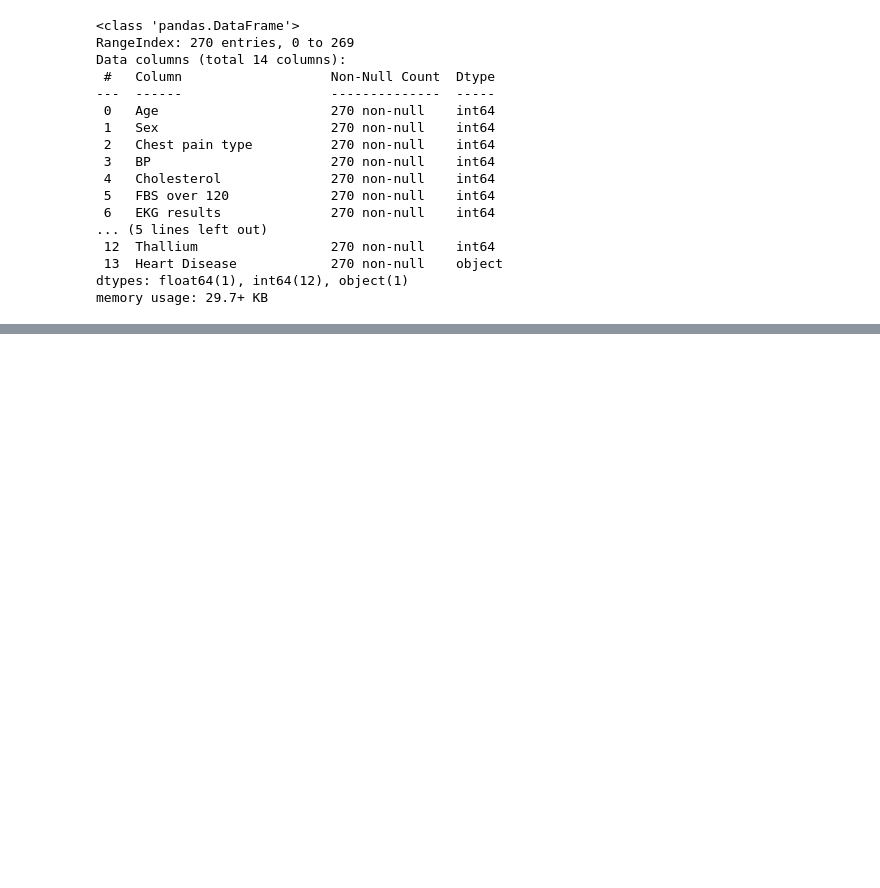
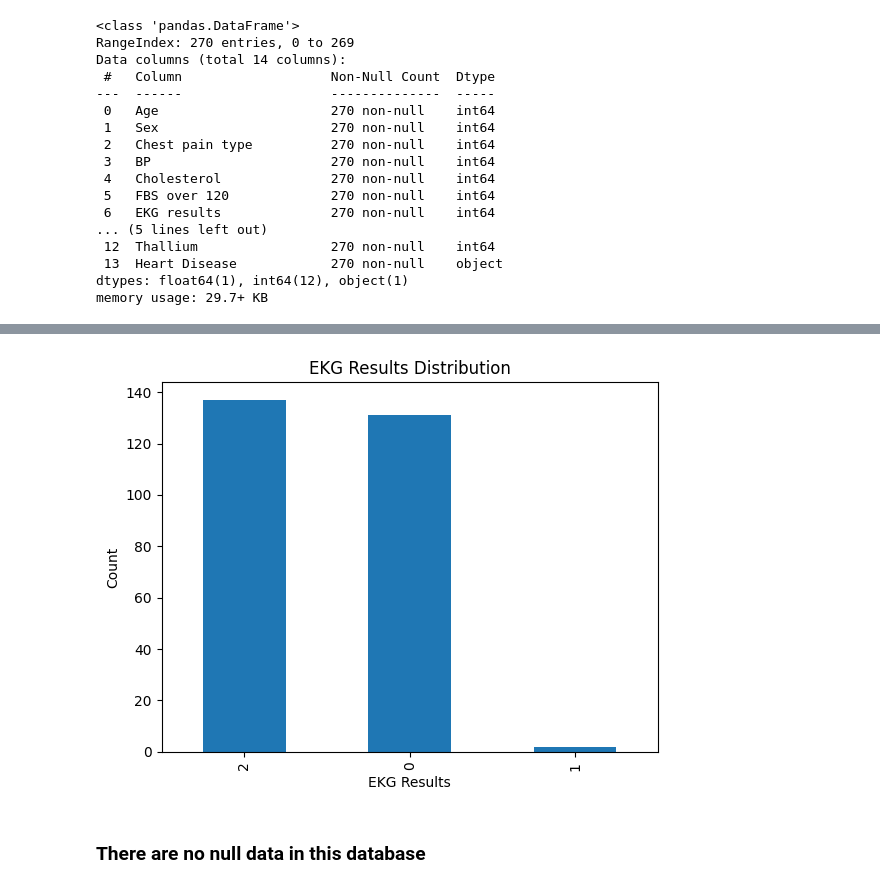
Before and after one commit to DannielEU/Heart-Disease-Risk-Prediction-Logistic-Regression-Homework, a Jupyter notebook: homework_2.ipynb, the cells around one changed output, grey strips where cells are left out. Drawn from its saved outputs; the diff is of its cells as text; code cells hidden in the pictures; blank space fills up the shorter version.

```diff
--- a/homework_2.ipynb
+++ b/homework_2.ipynb
@@ -112,0 +142,12 @@ memory usage: 29.7+ KB
+# %%
+import matplotlib.pyplot as plt
+
+data["EKG results"].value_counts().plot(kind="bar")
+plt.xlabel("EKG Results")
+plt.ylabel("Count")
+plt.title("EKG Results Distribution")
+plt.show()
+# %% [output]
+[figure, added]
+# %% [markdown]
+### There are no null data in this database
```
Also changed, not shown: parts of 12 cells of this notebook.
